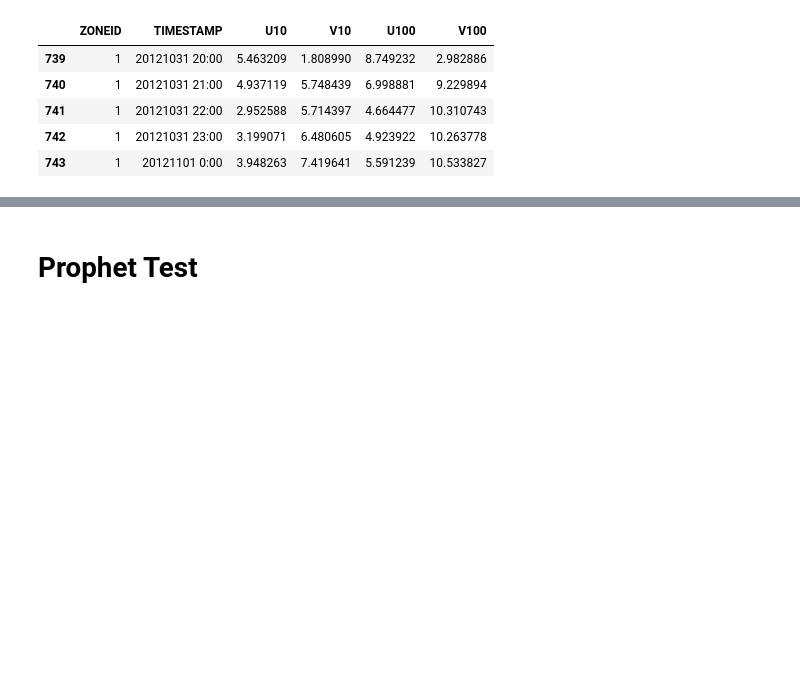
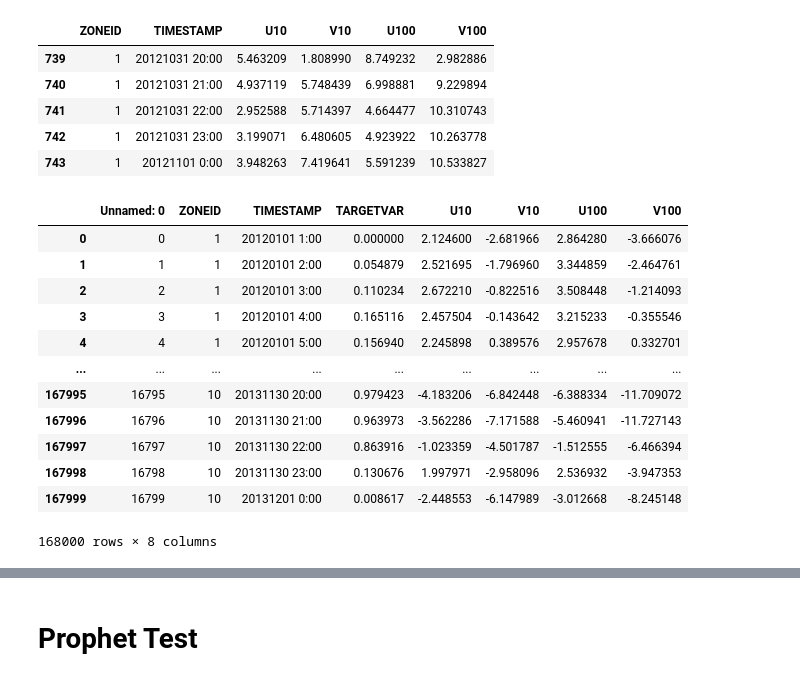
Before and after one commit to VicD1999/tsf, a Jupyter notebook: GEFcom2014.ipynb, the cells around one changed output, grey strips where cells are left out. Drawn from its saved outputs; the diff is of its cells as text; code cells hidden in the pictures; blank space fills up the shorter version.

```diff
--- a/GEFcom2014.ipynb
+++ b/GEFcom2014.ipynb
@@ -41,3 +41,19 @@ df_exp.tail()
 | 741 | 1 | 20121031 22:00 | 2.952588 | 5.714397 | 4.664477 | 10.310743 |
 | 742 | 1 | 20121031 23:00 | 3.199071 | 6.480605 | 4.923922 | 10.263778 |
 | 743 | 1 | 20121101 0:00 | 3.948263 | 7.419641 | 5.591239 | 10.533827 |
+# %%
+df
+# %% [output]
+|  | Unnamed: 0 | ZONEID | TIMESTAMP | TARGETVAR | U10 | V10 | U100 | V100 |
+| 0 | 0 | 1 | 20120101 1:00 | 0.000000 | 2.124600 | -2.681966 | 2.864280 | -3.666076 |
+| 1 | 1 | 1 | 20120101 2:00 | 0.054879 | 2.521695 | -1.796960 | 3.344859 | -2.464761 |
+| 2 | 2 | 1 | 20120101 3:00 | 0.110234 | 2.672210 | -0.822516 | 3.508448 | -1.214093 |
+| 3 | 3 | 1 | 20120101 4:00 | 0.165116 | 2.457504 | -0.143642 | 3.215233 | -0.355546 |
+| 4 | 4 | 1 | 20120101 5:00 | 0.156940 | 2.245898 | 0.389576 | 2.957678 | 0.332701 |
+| ... | ... | ... | ... | ... | ... | ... | ... | ... |
+| 167995 | 16795 | 10 | 20131130 20:00 | 0.979423 | -4.183206 | -6.842448 | -6.388334 | -11.709072 |
+| 167996 | 16796 | 10 | 20131130 21:00 | 0.963973 | -3.562286 | -7.171588 | -5.460941 | -11.727143 |
+| 167997 | 16797 | 10 | 20131130 22:00 | 0.863916 | -1.023359 | -4.501787 | -1.512555 | -6.466394 |
+| 167998 | 16798 | 10 | 20131130 23:00 | 0.130676 | 1.997971 | -2.958096 | 2.536932 | -3.947353 |
+| 167999 | 16799 | 10 | 20131201 0:00 | 0.008617 | -2.448553 | -6.147989 | -3.012668 | -8.245148 |
+168000 rows × 8 columns
```
Also changed, not shown: parts of 10 cells of this notebook, 1 other file.
